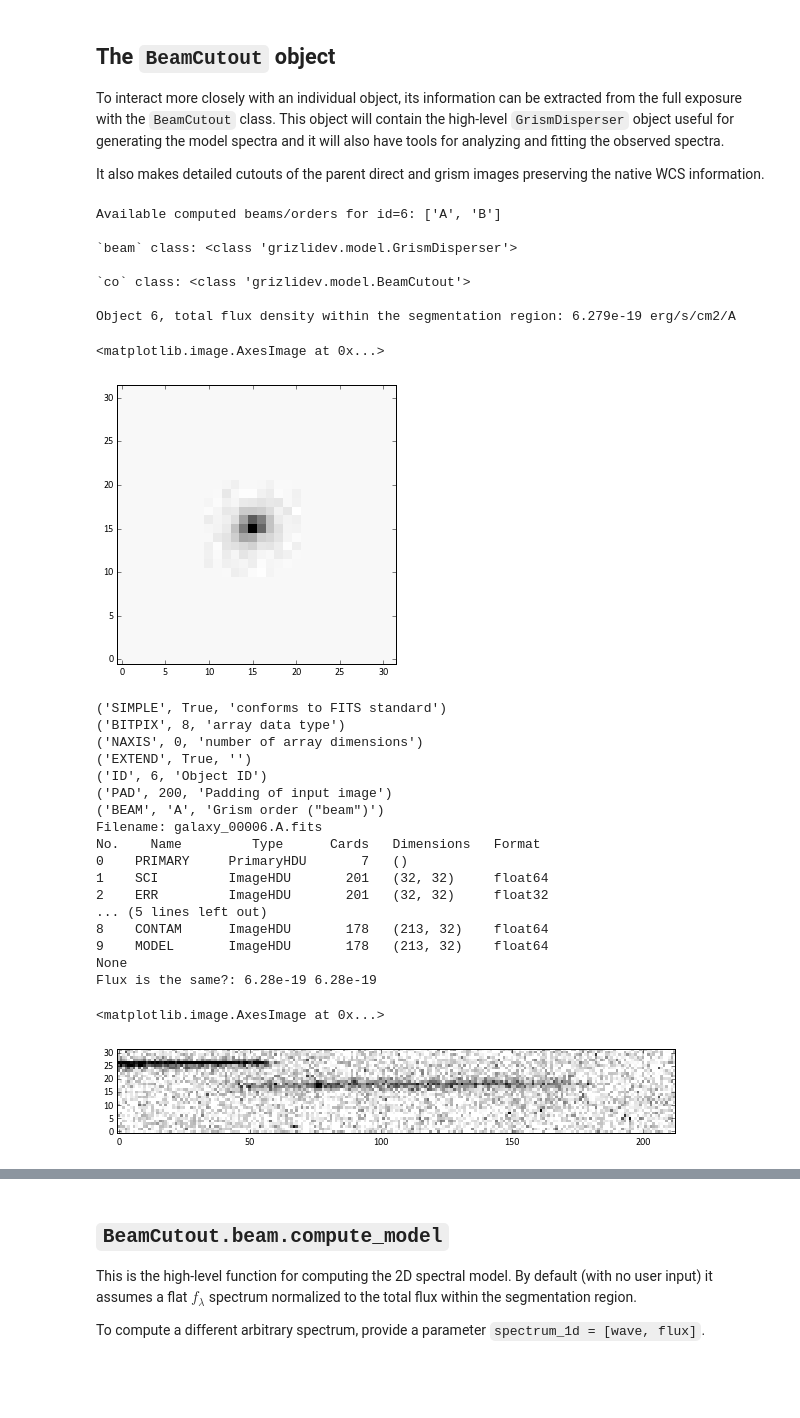
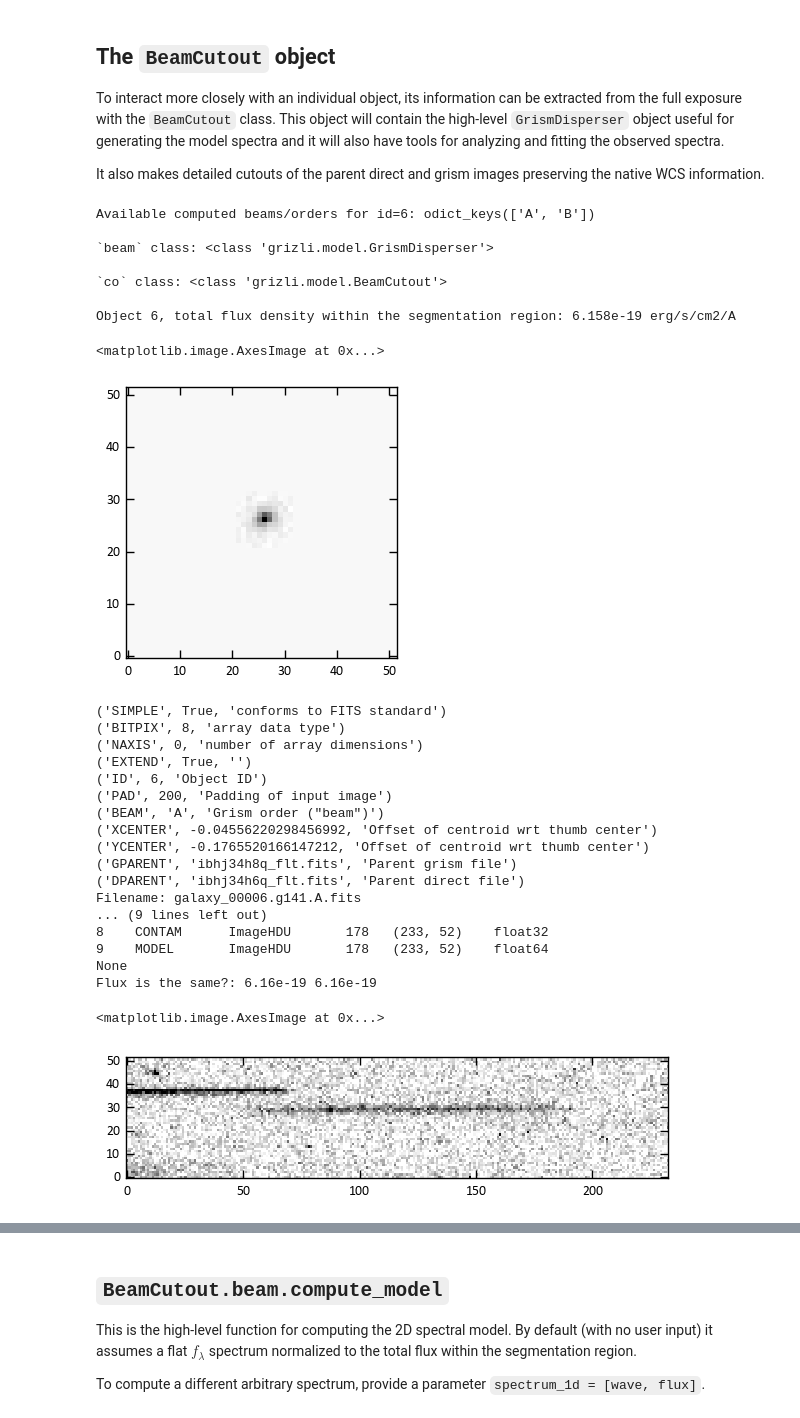
Before and after one commit to gbrammer/grizli, a Jupyter notebook: examples/Grizli Demo.ipynb, the cells around one changed output, grey strips where cells are left out. Cells and saved outputs as stored; diff of their text form; code cells hidden in the pictures; blank space fills up the shorter version.

```diff
--- a/examples/Grizli Demo.ipynb
+++ b/examples/Grizli Demo.ipynb
@@ -6,7 +6,7 @@ import collections
 import matplotlib as mpl
 import matplotlib.pyplot as plt
 import matplotlib.gridspec
-mpl.rcParams['figure.figsize'] = (10.0, 5.0)
+mpl.rcParams['figure.figsize'] = (7.0, 3.5)
 
 import numpy as np
 import astropy.io.fits as pyfits
@@ -14,7 +14,7 @@ import astropy.io.fits as pyfits
 import grizli
 
 ### Dev
-import grizlidev as grizli
-import grizlidev
-reload(grizlidev.utils_c); reload(grizlidev.model);
-reload(grizlidev.grismconf); reload(grizlidev.utils); reload(grizlidev); reload(grizli)
+# import grizlidev as grizli
+# import grizlidev
+# reload(grizlidev.utils_c); reload(grizlidev.model);
+# reload(grizlidev.grismconf); reload(grizlidev.utils); reload(grizlidev); reload(grizli)
@@ -260,46 +260,46 @@ To interact more closely with an individual object, its information can be extra
 It also makes detailed cutouts of the parent direct and grism images preserving the native WCS information.
 # %%
 reload(grizli.model)
-print 'Available computed beams/orders for id=%d: %s\n' %(id, flt.object_dispersers[id].keys())
+print('Available computed beams/orders for id=%d: %s\n' %(id, flt.object_dispersers[id].keys()))
 beam = flt.object_dispersers[id]['A'] # can choose other orders if available
 beam.compute_model()
-print '`beam` class: %s\n' %(beam.__class__)
+print('`beam` class: %s\n' %(beam.__class__))
 
 ### BeamCutout object
 co = grizli.model.BeamCutout(flt, beam, conf=flt.conf)
-print '`co` class: %s\n' %(co.__class__)
+print('`co` class: %s\n' %(co.__class__))
 
-print 'Object %d, ' %(co.id) + \
-      'total flux density within the segmentation region: %.3e erg/s/cm2/A'%(co.beam.total_flux)
+print('Object %d, ' %(co.id) +
+      'total flux density within the segmentation region: %.3e erg/s/cm2/A'%(co.beam.total_flux))
 
 ### Show the direct image
 plt.imshow(co.beam.direct*(co.beam.seg == id), interpolation='Nearest', cmap='gray_r', origin='lower')
 # %% [output]
-Available computed beams/orders for id=6: ['A', 'B']
+Available computed beams/orders for id=6: odict_keys(['A', 'B'])
 
-`beam` class: <class 'grizlidev.model.GrismDisperser'>
+`beam` class: <class 'grizli.model.GrismDisperser'>
 
-`co` class: <class 'grizlidev.model.BeamCutout'>
+`co` class: <class 'grizli.model.BeamCutout'>
 
-Object 6, total flux density within the segmentation region: 6.279e-19 erg/s/cm2/A
+Object 6, total flux density within the segmentation region: 6.158e-19 erg/s/cm2/A
 <matplotlib.image.AxesImage at 0x...>
-[figure, old version]
+[figure, new version]
 # %%
 ### Can write the BeamCutout object to a normal FITS file
 co.write_fits(root='galaxy', clobber=True)
 
 ## The direct image extensions have EXTNAME=1 (e.g., ('SCI',1)) and
 ## the grism extensions have EXTNAME=2
-im = pyfits.open('galaxy_%05d.A.fits' %(id))
-print im[0].header.cards
-print im.info()
+im = pyfits.open('galaxy_%05d.g141.A.fits' %(id))
+print(im[0].header.cards)
+print(im.info())
 
 ## Can initialize a BeamCutout object from the FITS file
 ## independent of the `flt` and `beam` objects as above.
-co2 = grizli.model.BeamCutout(from_fits='galaxy_%05d.A.fits' %(id))
+co2 = grizli.model.BeamCutout(fits_file='galaxy_%05d.g141.A.fits' %(id))
 
 # test
-print 'Flux is the same?: %.2e %.2e' %(co.beam.total_flux, co2.beam.total_flux)
+print('Flux is the same?: %.2e %.2e' %(co.beam.total_flux, co2.beam.total_flux))
 # %% [output]
 ('SIMPLE', True, 'conforms to FITS standard')
 ('BITPIX', 8, 'array data type')
@@ -308,23 +308,23 @@ print 'Flux is the same?: %.2e %.2e' %(co.beam.total_flux, co2.beam.total_flux)
 ('ID', 6, 'Object ID')
 ('PAD', 200, 'Padding of input image')
 ('BEAM', 'A', 'Grism order ("beam")')
-Filename: galaxy_00006.A.fits
-No.    Name         Type      Cards   Dimensions   Format
-0    PRIMARY     PrimaryHDU       7   ()
-1    SCI         ImageHDU       201   (32, 32)     float64
-2    ERR         ImageHDU       201   (32, 32)     float32
-... (5 lines left out)
-8    CONTAM      ImageHDU       178   (213, 32)    float64
-9    MODEL       ImageHDU       178   (213, 32)    float64
+('XCENTER', -0.04556220298456992, 'Offset of centroid wrt thumb center')
+('YCENTER', -0.1765520166147212, 'Offset of centroid wrt thumb center')
+('GPARENT', 'ibhj34h8q_flt.fits', 'Parent grism file')
+('DPARENT', 'ibhj34h6q_flt.fits', 'Parent direct file')
+Filename: galaxy_00006.g141.A.fits
+... (9 lines left out)
+8    CONTAM      ImageHDU       178   (233, 52)    float32
+9    MODEL       ImageHDU       178   (233, 52)    float64
 None
-Flux is the same?: 6.28e-19 6.28e-19
+Flux is the same?: 6.16e-19 6.16e-19
 # %%
 # Show the spectrum cutout
 plt.imshow(co.grism.data['SCI'], interpolation='Nearest', vmin=-0.02, vmax=0.2,
            cmap='gray_r', origin='lower')
 # %% [output]
 <matplotlib.image.AxesImage at 0x...>
-[figure, old version]
+[figure, new version]
 # %%
 # Show the contamination model, which was cutout of `flt.model`
 plt.imshow(co.contam, interpolation='Nearest', vmin=-0.02, vmax=0.2,
```
Also changed, not shown: parts of 21 cells of this notebook, 1 other file.
